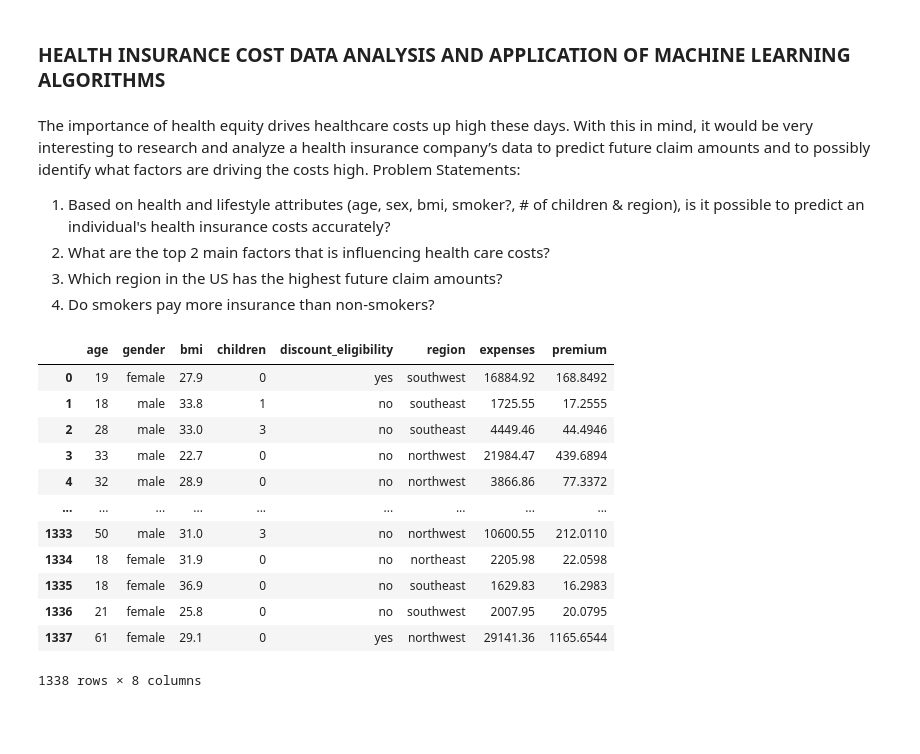
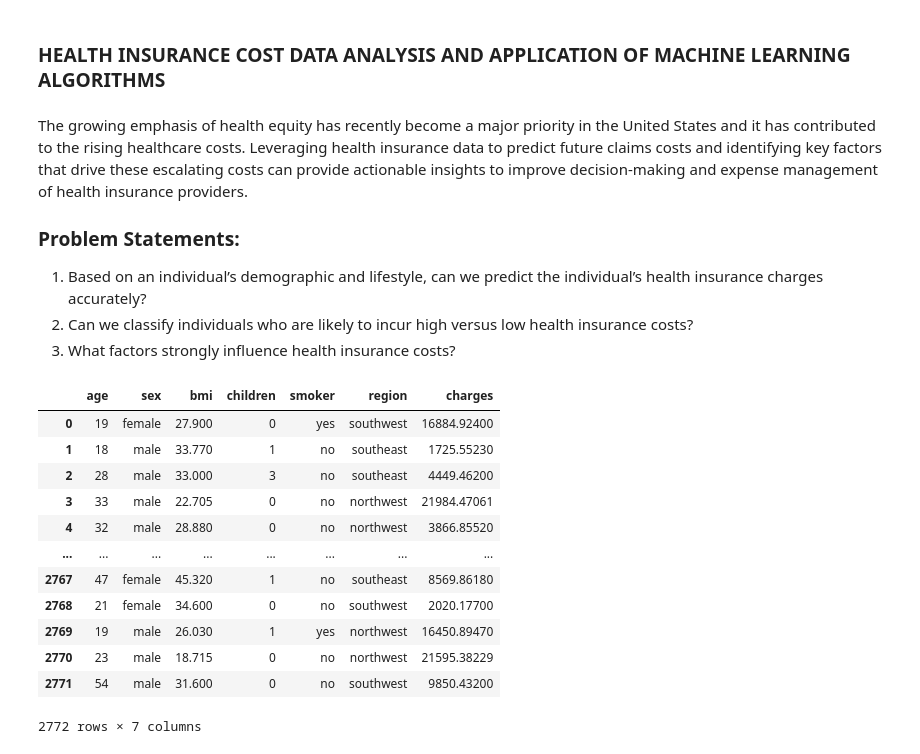
Before and after one commit to kfmatovic716/HEALTH-INSURANCE-COST-ML, a Jupyter notebook: health_insurance.ipynb, the cells around one changed output. Drawn from its saved outputs; the diff is of its cells as text; code cells hidden in the pictures; blank space fills up the shorter version.

```diff
--- a/health_insurance.ipynb
+++ b/health_insurance.ipynb
@@ -1,14 +1,11 @@
 # %% [markdown]
 ### HEALTH INSURANCE COST DATA ANALYSIS AND APPLICATION OF MACHINE LEARNING ALGORITHMS
 # %% [markdown]
-The importance of health equity drives healthcare costs up high these days. With this in mind, it
-would be very interesting to research and analyze a health insurance company’s data to predict
-future claim amounts and to possibly identify what factors are driving the costs high.
-Problem Statements:
-1. Based on health and lifestyle attributes (age, sex, bmi, smoker?, # of children & region), is it possible to predict an individual's health insurance costs accurately?
-2. What are the top 2 main factors that is influencing health care costs?
-3. Which region in the US has the highest future claim amounts?
-5. Do smokers pay more insurance than non-smokers?
+The growing emphasis of health equity has recently become a major priority in the United States and it has contributed to the rising healthcare costs. Leveraging health insurance data to predict future claims costs and identifying key factors that drive these  escalating costs can provide actionable insights to improve decision-making and expense management of health insurance providers.
+### Problem Statements:
+1. Based on an individual’s demographic and lifestyle, can we predict the individual’s health insurance charges accurately?
+2. Can we classify individuals who are likely to incur high versus low health insurance costs?
+3. What factors strongly influence health insurance costs?
 # %%
 import os
 import pandas as pd
@@ -19,17 +23,18 @@ from sklearn.preprocessing import LabelEncoder
 # %%
-data = pd.read_csv('data/health_ins_data.csv')
-data
+# Read data in
+raw_data = pd.read_csv('data/health_ins_data.csv')
+raw_data
 # %% [output]
-|  | age | gender | bmi | children | discount_eligibility | region | expenses | premium |
-| 0 | 19 | female | 27.9 | 0 | yes | southwest | 16884.92 | 168.8492 |
-| 1 | 18 | male | 33.8 | 1 | no | southeast | 1725.55 | 17.2555 |
-| 2 | 28 | male | 33.0 | 3 | no | southeast | 4449.46 | 44.4946 |
-| 3 | 33 | male | 22.7 | 0 | no | northwest | 21984.47 | 439.6894 |
-| 4 | 32 | male | 28.9 | 0 | no | northwest | 3866.86 | 77.3372 |
-| ... | ... | ... | ... | ... | ... | ... | ... | ... |
-| 1333 | 50 | male | 31.0 | 3 | no | northwest | 10600.55 | 212.0110 |
-| 1334 | 18 | female | 31.9 | 0 | no | northeast | 2205.98 | 22.0598 |
-| 1335 | 18 | female | 36.9 | 0 | no | southeast | 1629.83 | 16.2983 |
-| 1336 | 21 | female | 25.8 | 0 | no | southwest | 2007.95 | 20.0795 |
-| 1337 | 61 | female | 29.1 | 0 | yes | northwest | 29141.36 | 1165.6544 |
+|  | age | sex | bmi | children | smoker | region | charges |
+| 0 | 19 | female | 27.900 | 0 | yes | southwest | 16884.92400 |
+| 1 | 18 | male | 33.770 | 1 | no | southeast | 1725.55230 |
+| 2 | 28 | male | 33.000 | 3 | no | southeast | 4449.46200 |
+| 3 | 33 | male | 22.705 | 0 | no | northwest | 21984.47061 |
+| 4 | 32 | male | 28.880 | 0 | no | northwest | 3866.85520 |
+| ... | ... | ... | ... | ... | ... | ... | ... |
+| 2767 | 47 | female | 45.320 | 1 | no | southeast | 8569.86180 |
+| 2768 | 21 | female | 34.600 | 0 | no | southwest | 2020.17700 |
+| 2769 | 19 | male | 26.030 | 1 | yes | northwest | 16450.89470 |
+| 2770 | 23 | male | 18.715 | 0 | no | northwest | 21595.38229 |
+| 2771 | 54 | male | 31.600 | 0 | no | southwest | 9850.43200 |
-1338 rows × 8 columns
+2772 rows × 7 columns
```
Also changed, not shown: parts of 36 cells of this notebook, 2 other files.
